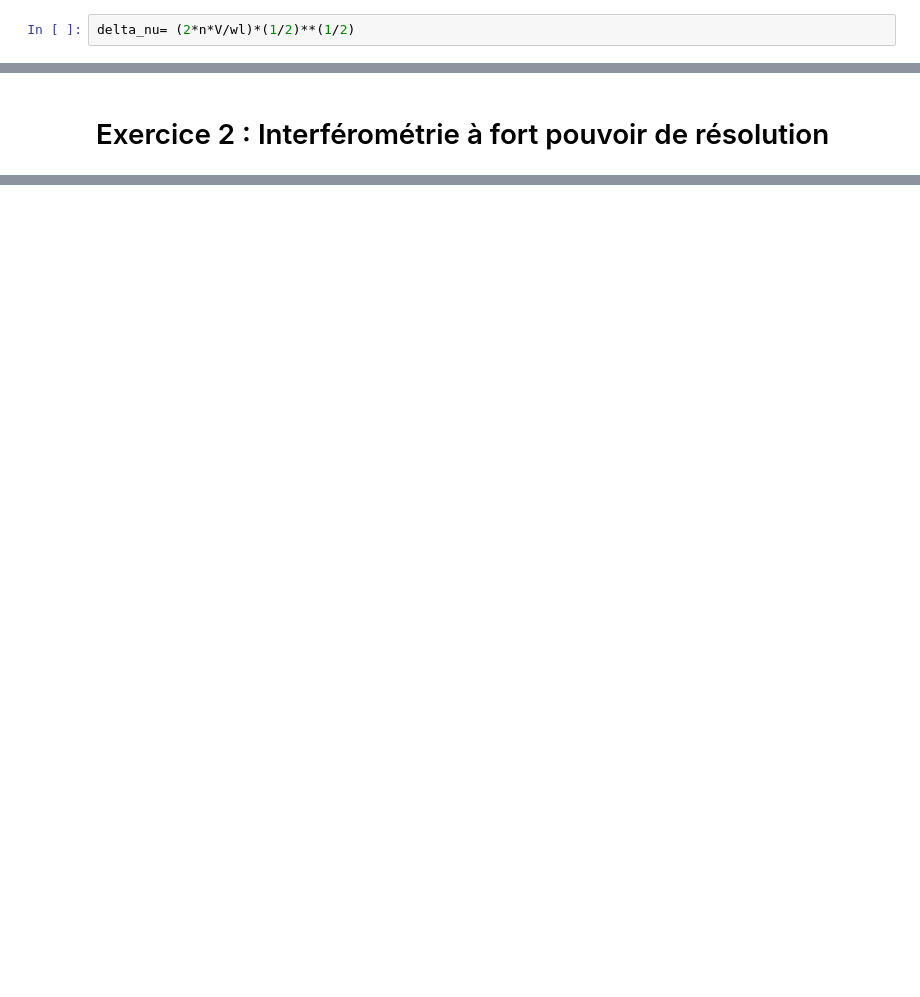
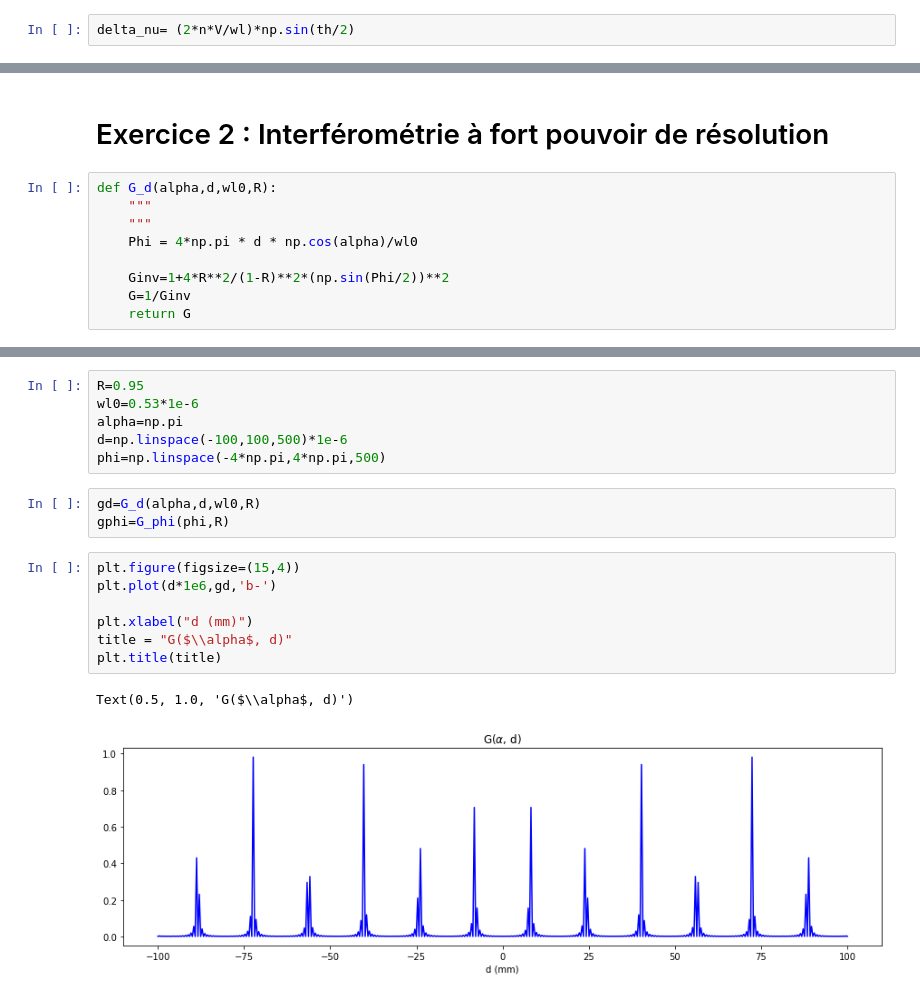
Before and after one commit to sebcampagne/mp32, a Jupyter notebook: DM3_Phys_Brilloin_FabryPerot_2020_10_02/DM3_Phys_Brilloin_FabryPerot_2020_10_02.ipynb, the cells around one changed output, grey strips where cells are left out. Cells and saved outputs as stored; diff of their text form; blank space fills up the shorter version.

```diff
--- a/DM3_Phys_Brilloin_FabryPerot_2020_10_02/DM3_Phys_Brilloin_FabryPerot_2020_10_02.ipynb
+++ b/DM3_Phys_Brilloin_FabryPerot_2020_10_02/DM3_Phys_Brilloin_FabryPerot_2020_10_02.ipynb
@@ -22,5 +26,5 @@ n=1.33
 # %%
-delta_nu= (2*n*V/wl)*(1/2)**(1/2)
+delta_nu= (2*n*V/wl)*np.sin(th/2)
 # %%
 delta_nu.decompose()
 # %% [output]
@@ -34,2 +38,11 @@ $104516.35 \; \mathrm{}$
 # %% [markdown]
 # Exercice 2 : Interférométrie à fort pouvoir de résolution
+# %%
+def G_d(alpha,d,wl0,R):
+    """
+    """
+    Phi = 4*np.pi * d * np.cos(alpha)/wl0
+
+    Ginv=1+4*R**2/(1-R)**2*(np.sin(Phi/2))**2
+    G=1/Ginv
+    return G
@@ -35,0 +65,19 @@ $104516.35 \; \mathrm{}$
+# %%
+R=0.95
+wl0=0.53*1e-6
+alpha=np.pi
+d=np.linspace(-100,100,500)*1e-6
+phi=np.linspace(-4*np.pi,4*np.pi,500)
+# %%
+gd=G_d(alpha,d,wl0,R)
+gphi=G_phi(phi,R)
+# %%
+plt.figure(figsize=(15,4))
+plt.plot(d*1e6,gd,'b-')
+
+plt.xlabel("d (mm)")
+title = "G($\\alpha$, d)"
+plt.title(title)
+# %% [output]
+Text(0.5, 1.0, 'G($\\alpha$, d)')
+[figure, added]
```
Also changed, not shown: parts of 16 cells of this notebook.
